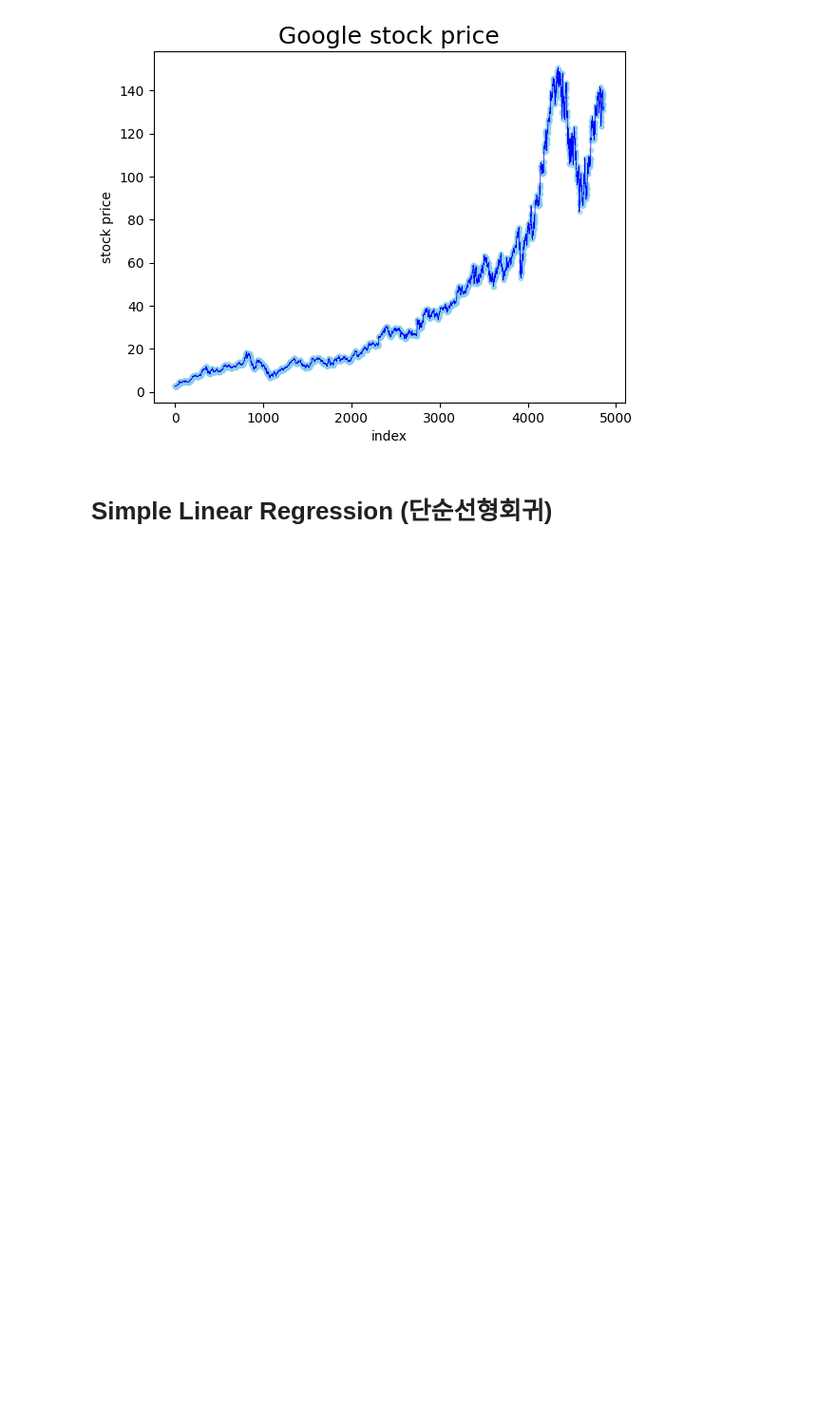
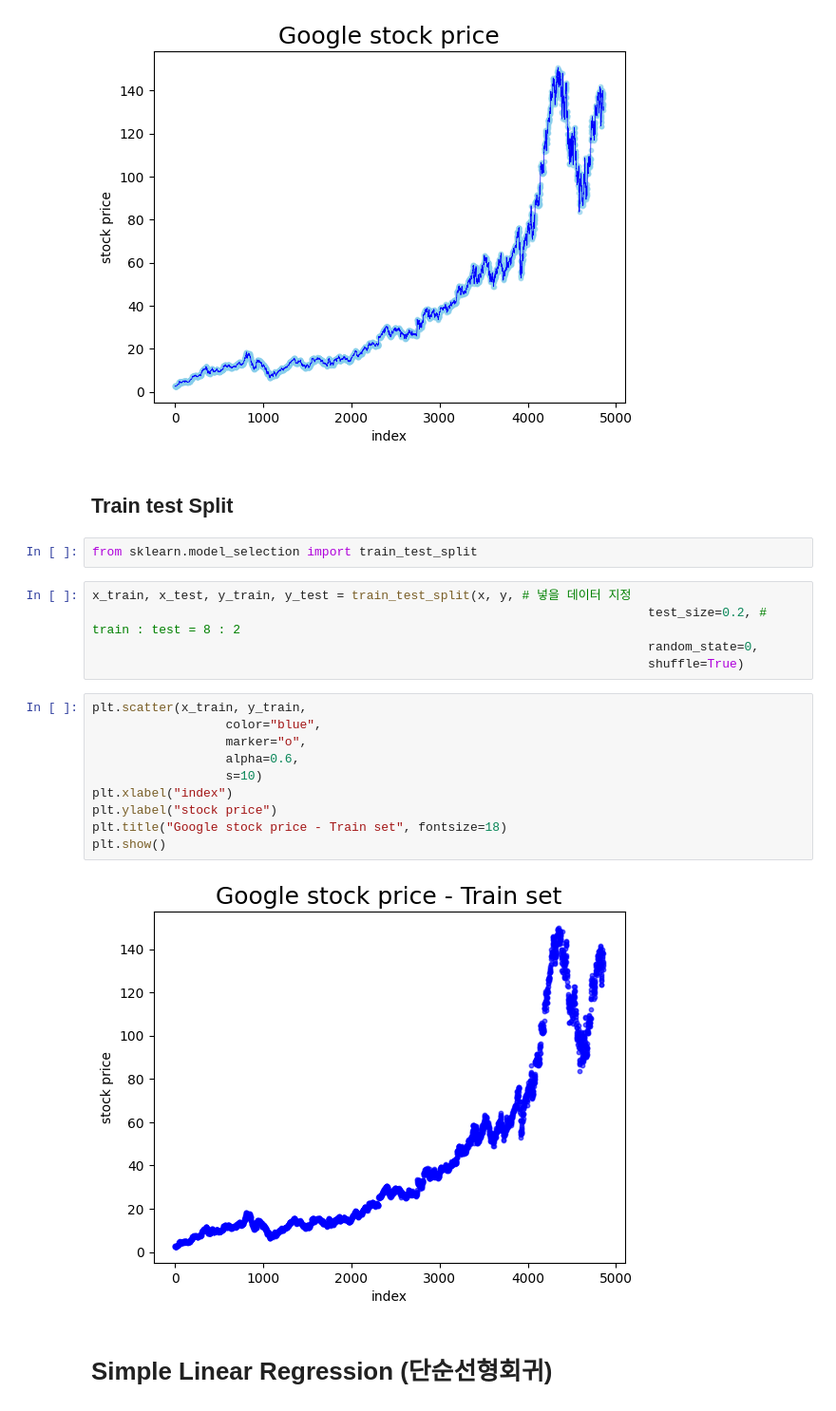
Before and after one commit to 2domi/GitHub_repository, a Jupyter notebook: 거친코딩머신러닝/Regular_Expression/Expression_Practice.ipynb, the cells around one changed output. Shown at 95% size. Drawn from its saved outputs; the diff is of its cells as text; blank space fills up the shorter version.

```diff
--- a/거친코딩머신러닝/Regular_Expression/Expression_Practice.ipynb
+++ b/거친코딩머신러닝/Regular_Expression/Expression_Practice.ipynb
@@ -49,6 +50,27 @@ plt.title("Google stock price", fontsize=18)
 plt.show()
 # %% [output]
 [figure]
+# %% [markdown]
+## Train test Split
+# %%
+from sklearn.model_selection import train_test_split
+# %%
+x_train, x_test, y_train, y_test = train_test_split(x, y, # 넣을 데이터 지정
+                                                                           test_size=0.2, # train : test = 8 : 2
+                                                                           random_state=0,
+                                                                           shuffle=True)
+# %%
+plt.scatter(x_train, y_train,
+                  color="blue",
+                  marker="o",
+                  alpha=0.6,
+                  s=10)
+plt.xlabel("index")
+plt.ylabel("stock price")
+plt.title("Google stock price - Train set", fontsize=18)
+plt.show()
+# %% [output]
+[figure, added]
 # %% [markdown]
 # Simple Linear Regression (단순선형회귀)
 # %%
```
Also changed, not shown: parts of 8 cells of this notebook.
